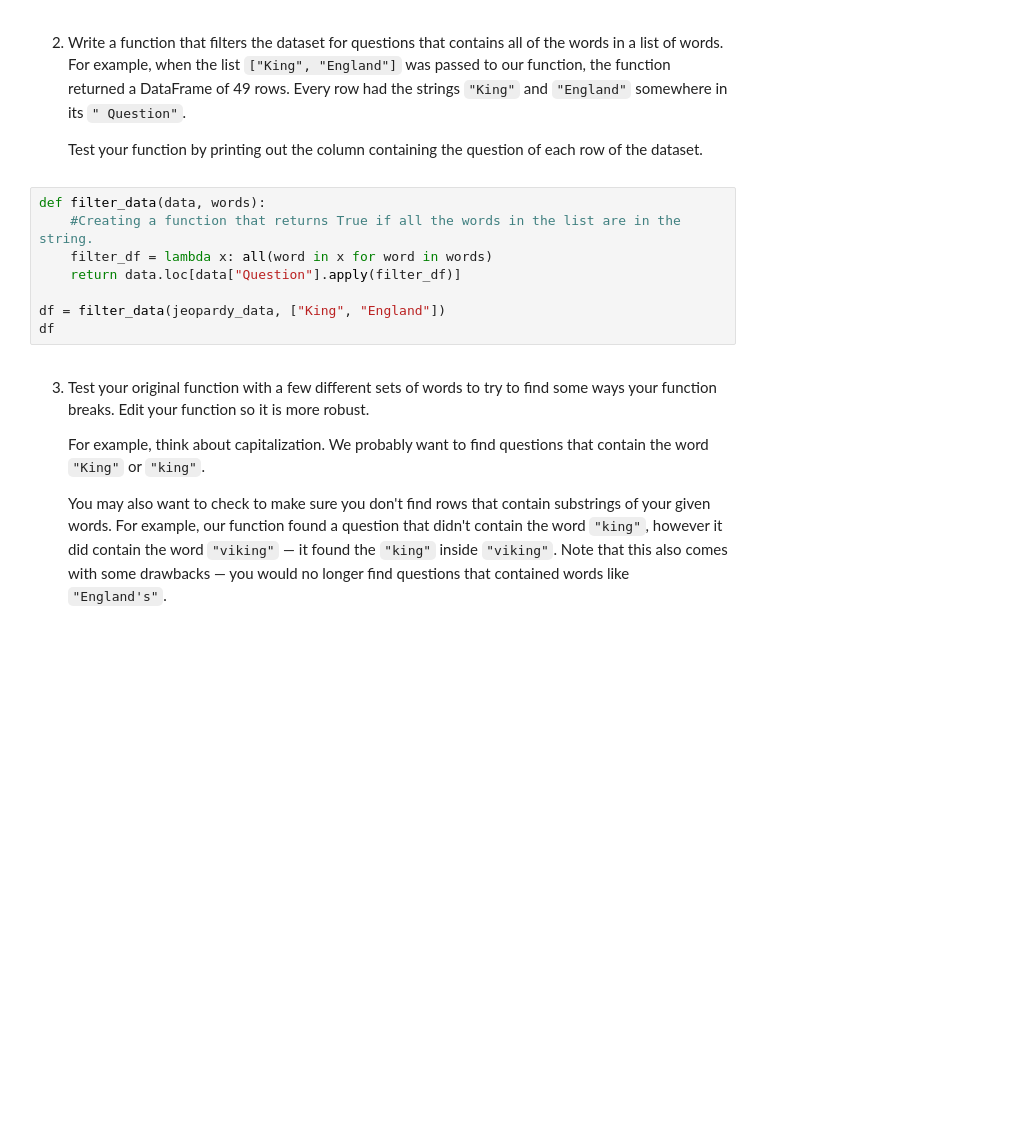
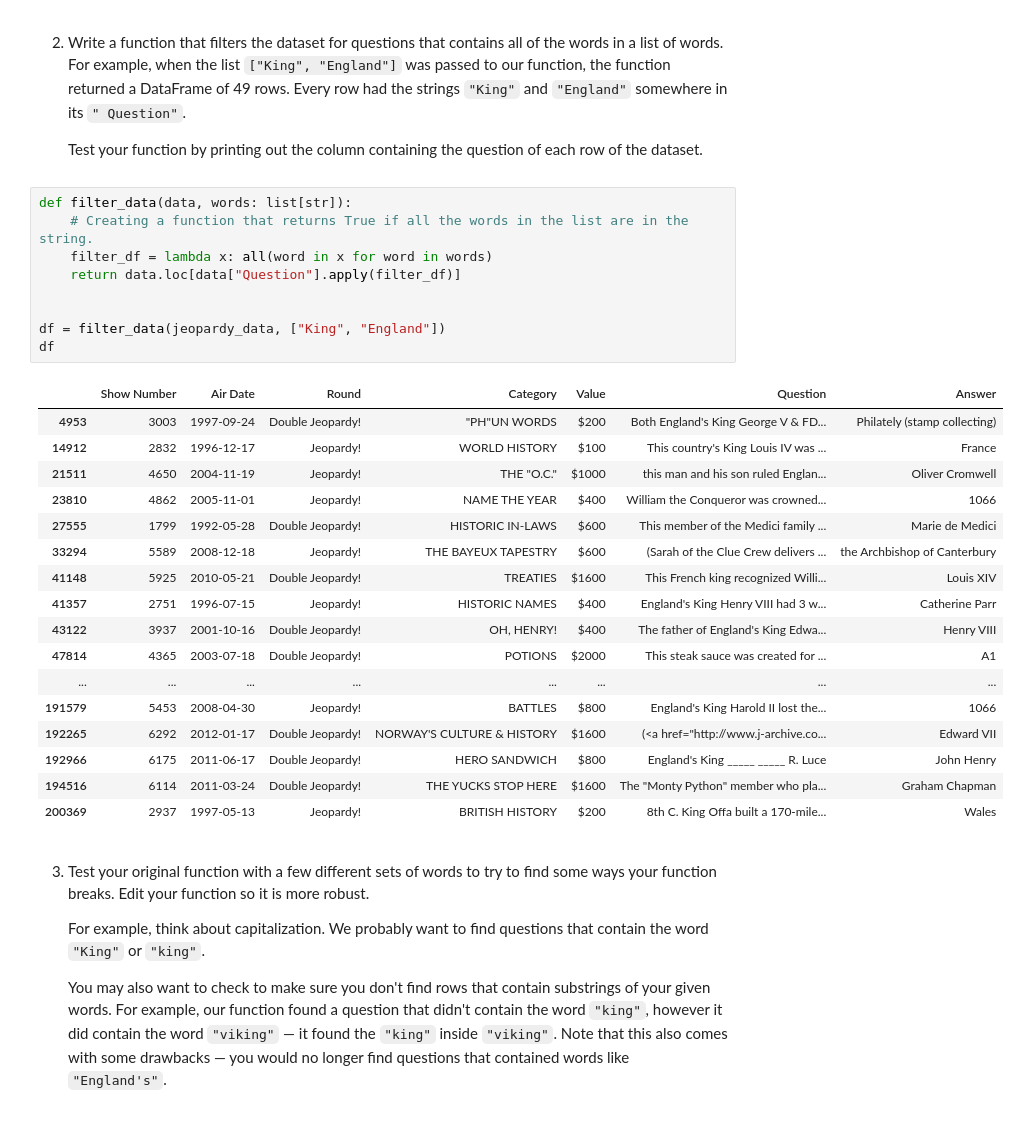
Before and after one commit to akhilrambaran/This-is-Jeopardy, a Jupyter notebook: This is Jeopardy.ipynb, the cells around one changed output. Cells and saved outputs as stored; diff of their text form; blank space fills up the shorter version.

```diff
--- a/This is Jeopardy.ipynb
+++ b/This is Jeopardy.ipynb
@@ -40,13 +58,32 @@ jeopardy_data.head()
 
    Test your function by printing out the column containing the question of each row of the dataset.
 # %%
-def filter_data(data, words):
-    #Creating a function that returns True if all the words in the list are in the string.
+def filter_data(data, words: list[str]):
+    # Creating a function that returns True if all the words in the list are in the string.
     filter_df = lambda x: all(word in x for word in words)
     return data.loc[data["Question"].apply(filter_df)]
 
+
 df = filter_data(jeopardy_data, ["King", "England"])
 df
+# %% [output]
+|  | Show Number | Air Date | Round | Category | Value | Question | Answer |
+| 4953 | 3003 | 1997-09-24 | Double Jeopardy! | "PH"UN WORDS | $200 | Both England's King George V & FD... | Philately (stamp collecting) |
+| 14912 | 2832 | 1996-12-17 | Jeopardy! | WORLD HISTORY | $100 | This country's King Louis IV was ... | France |
+| 21511 | 4650 | 2004-11-19 | Jeopardy! | THE "O.C." | $1000 | this man and his son ruled Englan... | Oliver Cromwell |
+| 23810 | 4862 | 2005-11-01 | Jeopardy! | NAME THE YEAR | $400 | William the Conqueror was crowned... | 1066 |
+| 27555 | 1799 | 1992-05-28 | Double Jeopardy! | HISTORIC IN-LAWS | $600 | This member of the Medici family ... | Marie de Medici |
+| 33294 | 5589 | 2008-12-18 | Jeopardy! | THE BAYEUX TAPESTRY | $600 | (Sarah of the Clue Crew delivers ... | the Archbishop of Canterbury |
+| 41148 | 5925 | 2010-05-21 | Double Jeopardy! | TREATIES | $1600 | This French king recognized Willi... | Louis XIV |
+| 41357 | 2751 | 1996-07-15 | Jeopardy! | HISTORIC NAMES | $400 | England's King Henry VIII had 3 w... | Catherine Parr |
+| 43122 | 3937 | 2001-10-16 | Double Jeopardy! | OH, HENRY! | $400 | The father of England's King Edwa... | Henry VIII |
+| 47814 | 4365 | 2003-07-18 | Double Jeopardy! | POTIONS | $2000 | This steak sauce was created for ... | A1 |
+| ... | ... | ... | ... | ... | ... | ... | ... |
+| 191579 | 5453 | 2008-04-30 | Jeopardy! | BATTLES | $800 | England's King Harold II lost the... | 1066 |
+| 192265 | 6292 | 2012-01-17 | Double Jeopardy! | NORWAY'S CULTURE & HISTORY | $1600 | (<a href="http://www.j-archive.co... | Edward VII |
+| 192966 | 6175 | 2011-06-17 | Double Jeopardy! | HERO SANDWICH | $800 | England's King _____ _____ R. Luce | John Henry |
+| 194516 | 6114 | 2011-03-24 | Double Jeopardy! | THE YUCKS STOP HERE | $1600 | The "Monty Python" member who pla... | Graham Chapman |
+| 200369 | 2937 | 1997-05-13 | Jeopardy! | BRITISH HISTORY | $200 | 8th C. King Offa built a 170-mile... | Wales |
 # %% [markdown]
 3. Test your original function with a few different sets of words to try to find some ways your function breaks. Edit your function so it is more robust.
 
```
Also changed, not shown: parts of 4 cells of this notebook.
